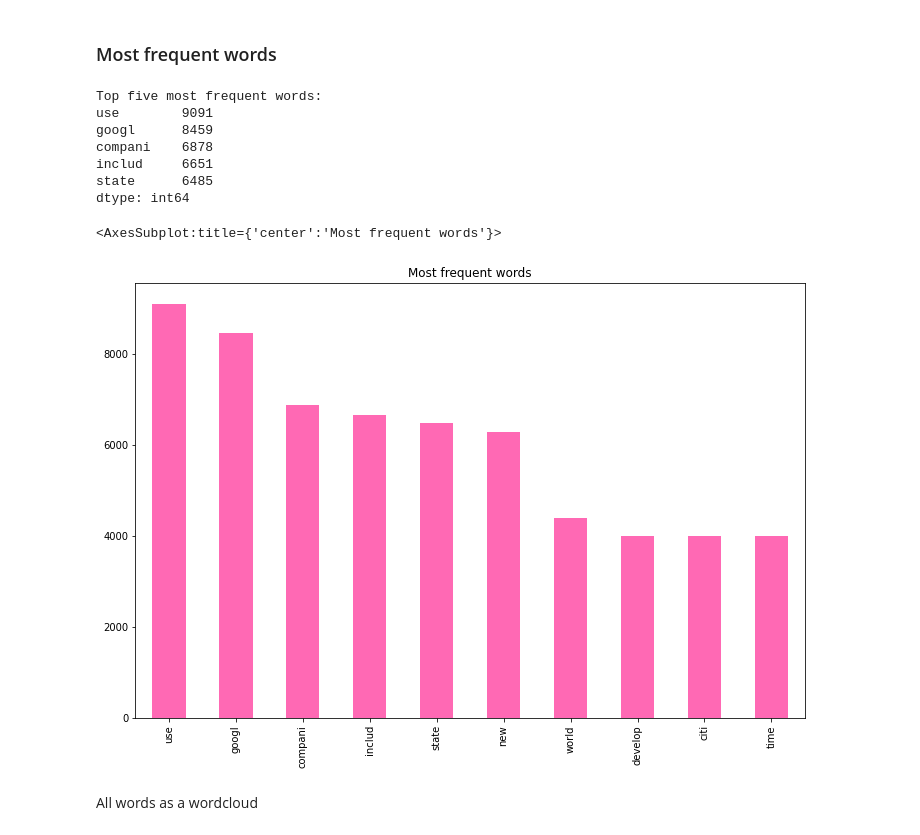
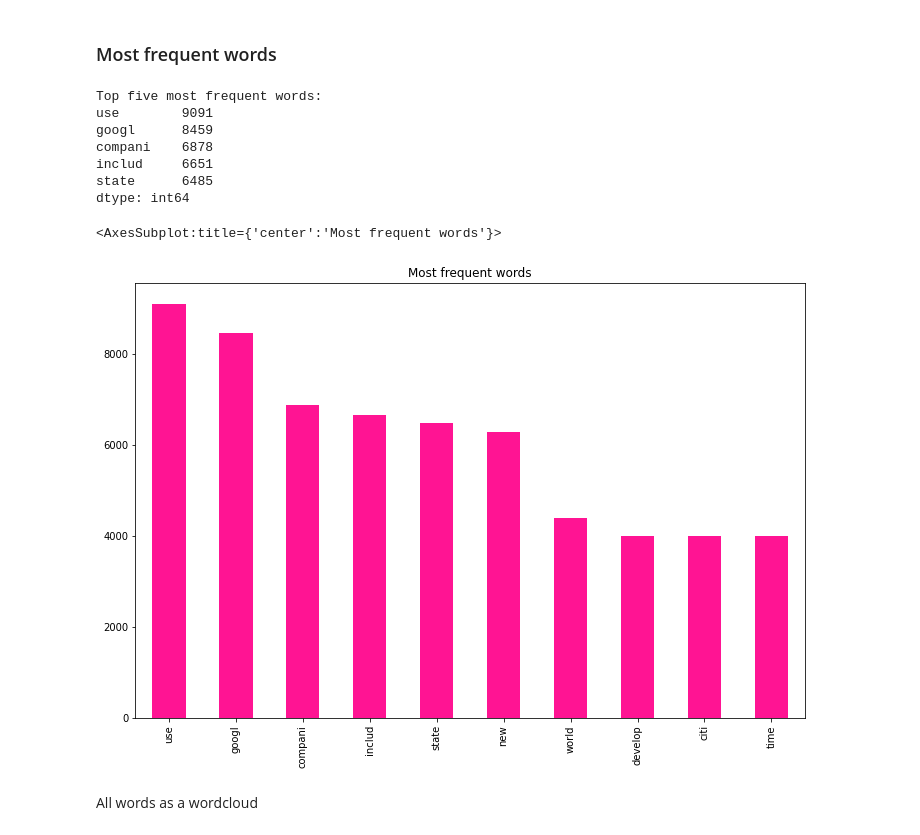
Before and after one commit to azywot/wiki-recommender-system, a Jupyter notebook: project.ipynb, the cells around one changed output. Cells and saved outputs as stored; diff of their text form; code cells hidden in the pictures.

```diff
--- a/project.ipynb
+++ b/project.ipynb
@@ -205,19 +168,19 @@ dfCV
 # %%
 word_sums = dfCV.sum(axis=0)
 word_sums = word_sums.sort_values(ascending=False)
 # print(word_sums)
 print(f"Top five most frequent words:\n{word_sums[:5]}")
-word_sums[:10].plot(kind='bar', figsize=(12,8), title="Most frequent words", color='hotpink')
+word_sums[:10].plot(kind='bar', figsize=(12,8), title="Most frequent words", color='deeppink')
 # %% [output]
 Top five most frequent words:
 use        9091
 googl      8459
 compani    6878
 includ     6651
 state      6485
 dtype: int64
 <AxesSubplot:title={'center':'Most frequent words'}>
-[figure, old version]
+[figure, new version]
 # %% [markdown]
 All words as a wordcloud
 # %%
```
Also changed, not shown: parts of 11 cells of this notebook.
